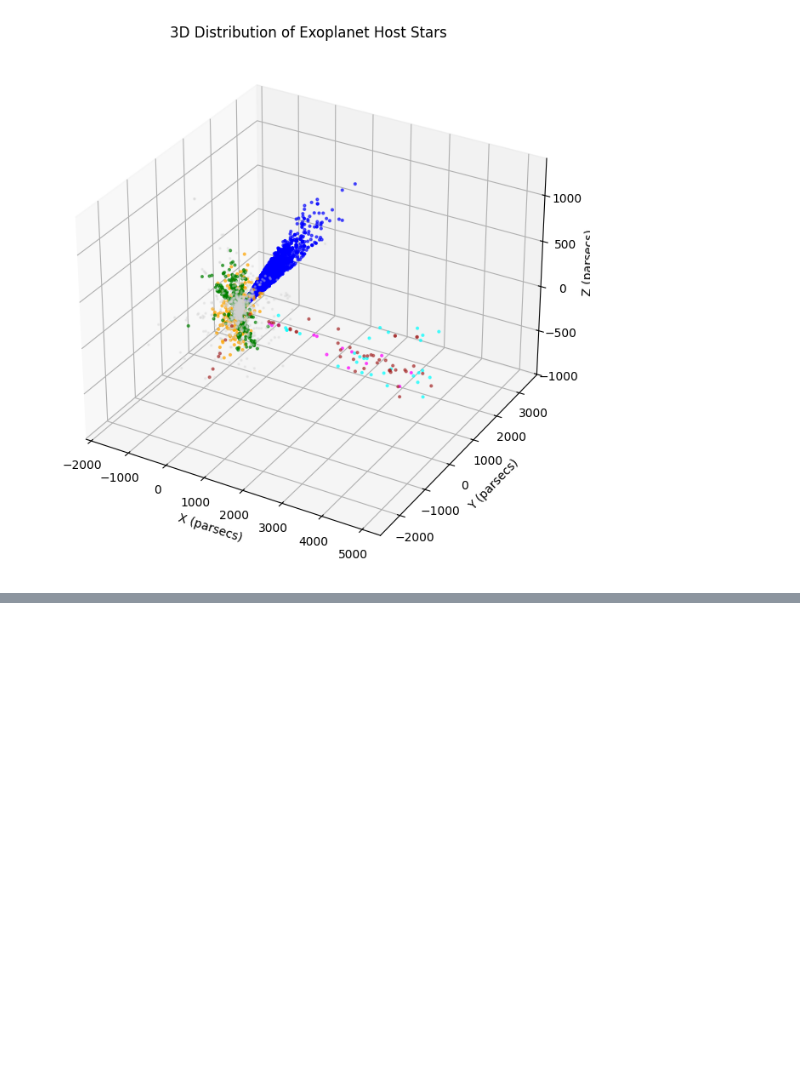
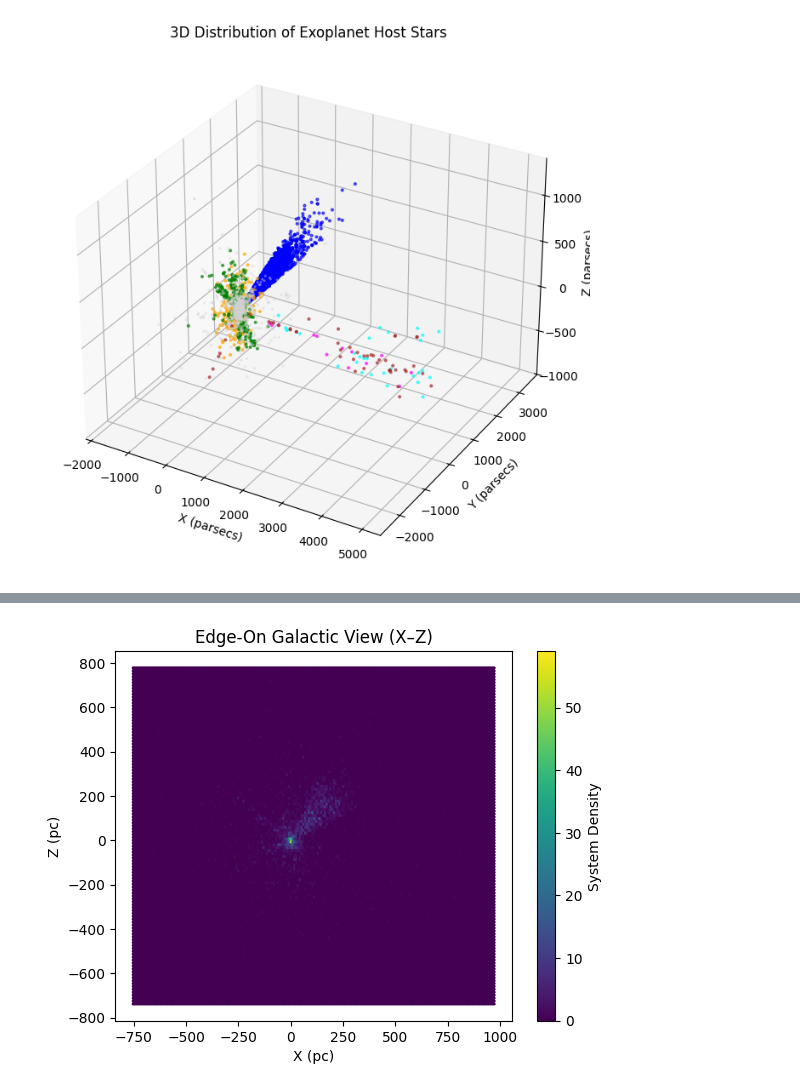
Before and after one commit to varun-pradhan-117/MassPrediction-OOD-Evaluation-NASAExoArchive, a Jupyter notebook: notebooks/starvis.ipynb, the cells around one changed output, grey strips where cells are left out. Saved outputs shown, nothing was run; the diff lists cells and outputs as text; code cells hidden in the pictures; blank space fills up the shorter version.

```diff
--- a/notebooks/starvis.ipynb
+++ b/notebooks/starvis.ipynb
@@ -140,0 +168,9 @@ plt.show()
+# %%
+plt.hexbin(x, z, gridsize=200)
+plt.xlabel("X (pc)")
+plt.ylabel("Z (pc)")
+plt.title("Edge-On Galactic View (X–Z)")
+plt.colorbar(label="System Density")
+plt.show()
+# %% [output]
+[figure, added]
```
Also changed, not shown: parts of 10 cells of this notebook, 2 other files.
